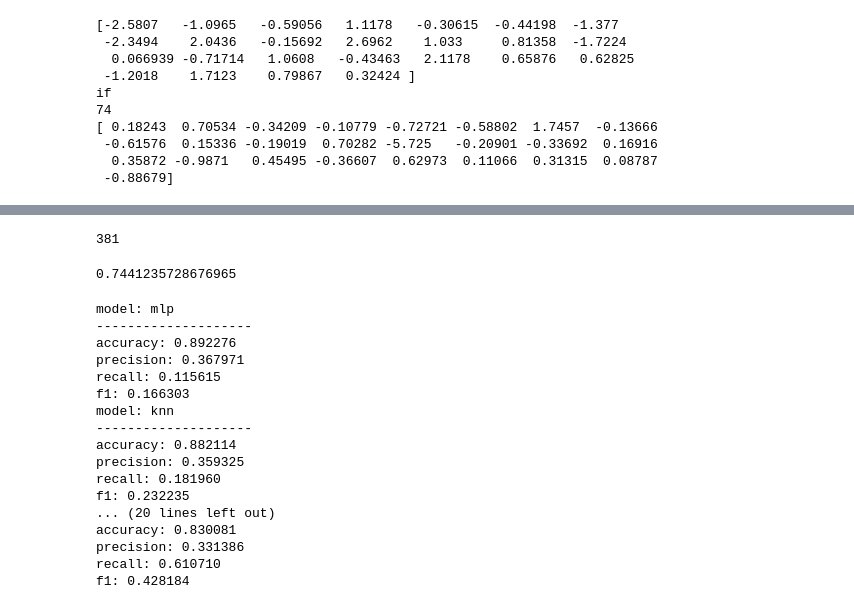
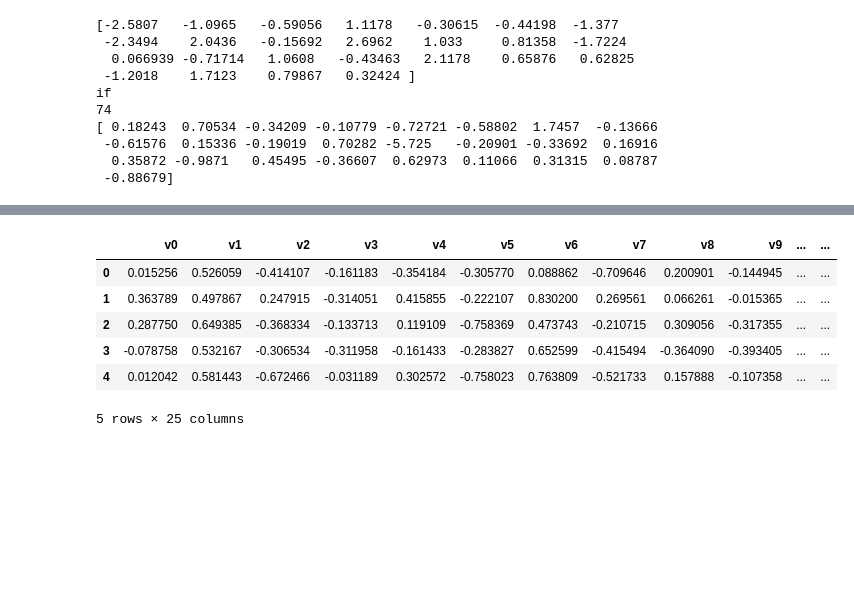
Before and after one commit to shenoy10/Harvey_Machine_Learning, a Jupyter notebook: Embedding_Model.ipynb, the cells around one changed output, grey strips where cells are left out. Saved outputs shown, nothing was run; the diff lists cells and outputs as text; code cells hidden in the pictures; blank space fills up the shorter version.

```diff
--- a/Embedding_Model.ipynb
+++ b/Embedding_Model.ipynb
@@ -259,26 +259,27 @@ f1: 0.235294
-# %%
-sum(map(lambda x: 1 if x != 0 else 0, relevancy))
-# %% [output]
-381
-# %%
-(len(relevancy)-381)/len(relevancy)
-# %% [output]
-0.7441235728676965
 # %%
 #only handles binary classification for now
-def tweets_to_df(tweets, labels, embeddings, glove):
+def tweets_to_df(df, labels, embeddings, glove):
+
     weights = []
+    index_omit = []
+    index = -1
+    tweets = df['Text']
+
     for i in range(25+1):
         weights.append([])
 
     for i in range(len(tweets)):
+        index += 1
         cur_embed = []
         cur_tweet = tweets[i]
         cur_label = labels[i]
         for i in cur_tweet.split():
             if i in glove:
                 cur_embed.append(embeddings[glove[i]])
+
         if len(cur_embed) == 0:
+            #make sure we drop this row from the input dataframe
+            index_omit.append(index)
             continue
 
         x = np.asarray(np.mean(cur_embed, axis=0))
@@ -287,17 +288,35 @@ def tweets_to_df(tweets, labels, embeddings, glove):
             weights[j].append(x[j])
         weights[25].append(0 if cur_label == 0 else 1)
 
+    df_pruned = df.drop(index_omit)
+
     #convert to dataframe
     cols = {}
     for i in range(25):
         cols['v' + str(i)] = weights[i]
+
+    #if there are LDA topics in df, add those columns too
+#     if 'top0' in df_pruned.columns:
+#         for col in df_pruned.columns:
+#             if col[:3] == 'top':
+#                 cols[col] = df_pruned[col]
+
     cols['class'] = weights[25]
 
-    df = pd.DataFrame(data=cols)
-    return df
+    df2 = pd.DataFrame(data=cols)
+    return df2
 # %%
-dfv = tweets_to_df(processed_tweets.values, urgency, embeddings, glove)
+dfv = tweets_to_df(df, urgency, embeddings, glove)
 labels = dfv.pop('class')
+dfv.head()
+# %% [output]
+|  | v0 | v1 | v2 | v3 | v4 | v5 | v6 | v7 | v8 | v9 | ... | ... |
+| 0 | 0.015256 | 0.526059 | -0.414107 | -0.161183 | -0.354184 | -0.305770 | 0.088862 | -0.709646 | 0.200901 | -0.144945 | ... | ... |
+| 1 | 0.363789 | 0.497867 | 0.247915 | -0.314051 | 0.415855 | -0.222107 | 0.830200 | 0.269561 | 0.066261 | -0.015365 | ... | ... |
+| 2 | 0.287750 | 0.649385 | -0.368334 | -0.133713 | 0.119109 | -0.758369 | 0.473743 | -0.210715 | 0.309056 | -0.317355 | ... | ... |
+| 3 | -0.078758 | 0.532167 | -0.306534 | -0.311958 | -0.161433 | -0.283827 | 0.652599 | -0.415494 | -0.364090 | -0.393405 | ... | ... |
+| 4 | 0.012042 | 0.581443 | -0.672466 | -0.031189 | 0.302572 | -0.758023 | 0.763809 | -0.521733 | 0.157888 | -0.107358 | ... | ... |
+5 rows × 25 columns
 # %%
 from sklearn.neural_network import MLPClassifier
 from sklearn.neighbors import KNeighborsClassifier
@@ -367,23 +396,0 @@ models = {'mlp': MLPClassifier(), 'knn':KNeighborsClassifier(), 'dt':DecisionTre
-# %%
-for k,v in models.items():
-    print('model: ' + k)
-    print('--------------------')
-    get_stats(v, dfv, labels, 5)
-# %% [output]
-model: mlp
---------------------
-accuracy: 0.892276
-precision: 0.367971
-recall: 0.115615
-f1: 0.166303
-model: knn
---------------------
-accuracy: 0.882114
-precision: 0.359325
-recall: 0.181960
-f1: 0.232235
-... (20 lines left out)
-accuracy: 0.830081
-precision: 0.331386
-recall: 0.610710
-f1: 0.428184
```
Also changed, not shown: parts of 9 cells of this notebook.
